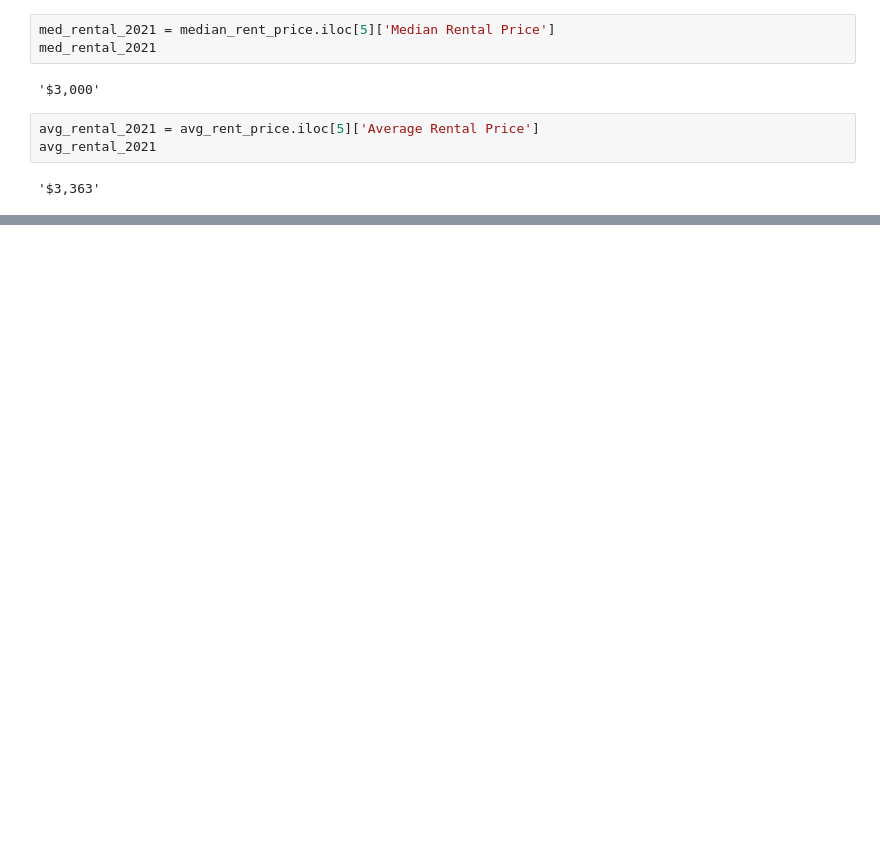
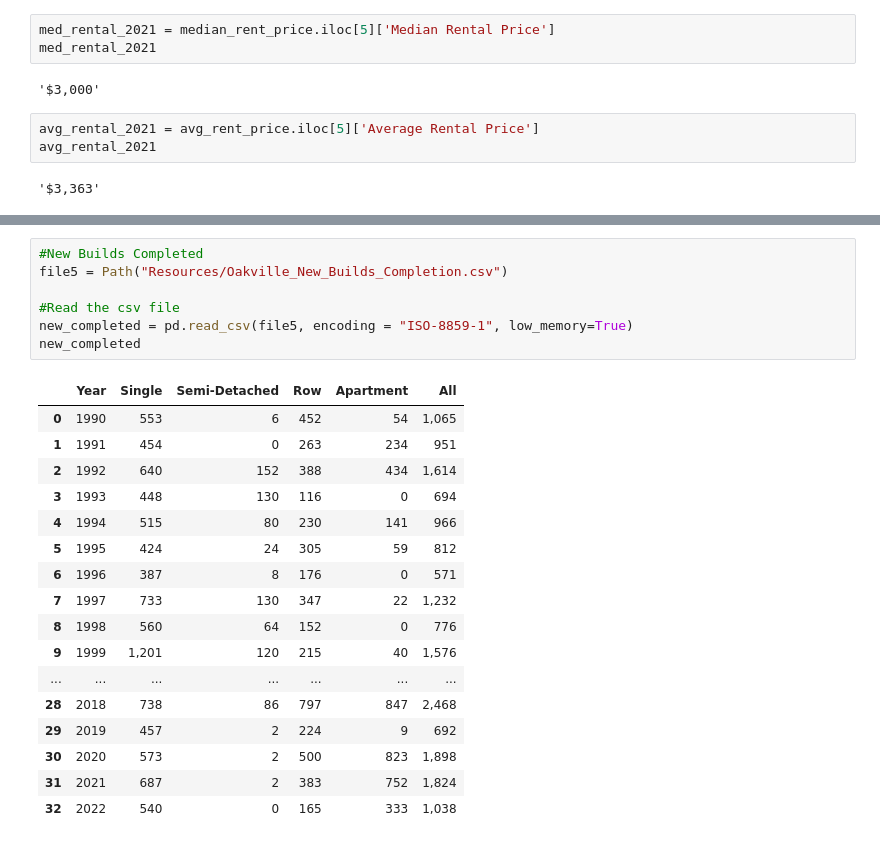
Before and after one commit to MaisieDeGraaf/oakville-housing-analysis, a Jupyter notebook: Code-Pooja/Housing.ipynb, the cells around one changed output, grey strips where cells are left out. Saved outputs shown, nothing was run; the diff lists cells and outputs as text; blank space fills up the shorter version.

```diff
--- a/Code-Pooja/Housing.ipynb
+++ b/Code-Pooja/Housing.ipynb
@@ -309,3 +309,28 @@ Oakville_df
 | City | Year |  |  |  |  |  | ... |
 | Oakville | 2021 | 213759 | 73560 | 128000 | 11.7 | 0.72% | ... |
 |  | 2016 | 193832 | 66270 | 113666 | 6.9 | 0.83% | ... |
+# %%
+#New Builds Completed
+file5 = Path("Resources/Oakville_New_Builds_Completion.csv")
+
+#Read the csv file
+new_completed = pd.read_csv(file5, encoding = "ISO-8859-1", low_memory=True)
+new_completed
+# %% [output]
+|  | Year | Single | Semi-Detached | Row | Apartment | All |
+| 0 | 1990 | 553 | 6 | 452 | 54 | 1,065 |
+| 1 | 1991 | 454 | 0 | 263 | 234 | 951 |
+| 2 | 1992 | 640 | 152 | 388 | 434 | 1,614 |
+| 3 | 1993 | 448 | 130 | 116 | 0 | 694 |
+| 4 | 1994 | 515 | 80 | 230 | 141 | 966 |
+| 5 | 1995 | 424 | 24 | 305 | 59 | 812 |
+| 6 | 1996 | 387 | 8 | 176 | 0 | 571 |
+| 7 | 1997 | 733 | 130 | 347 | 22 | 1,232 |
+| 8 | 1998 | 560 | 64 | 152 | 0 | 776 |
+| 9 | 1999 | 1,201 | 120 | 215 | 40 | 1,576 |
+| ... | ... | ... | ... | ... | ... | ... |
+| 28 | 2018 | 738 | 86 | 797 | 847 | 2,468 |
+| 29 | 2019 | 457 | 2 | 224 | 9 | 692 |
+| 30 | 2020 | 573 | 2 | 500 | 823 | 1,898 |
+| 31 | 2021 | 687 | 2 | 383 | 752 | 1,824 |
+| 32 | 2022 | 540 | 0 | 165 | 333 | 1,038 |
```
Also changed, not shown: parts of 1 cell of this notebook, 3 other files.
